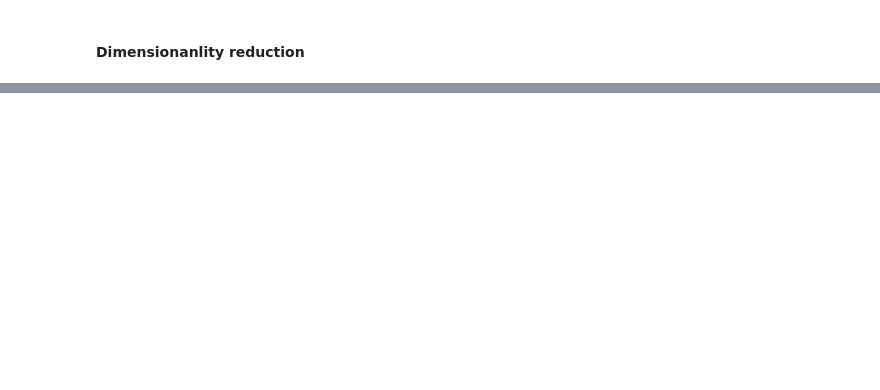
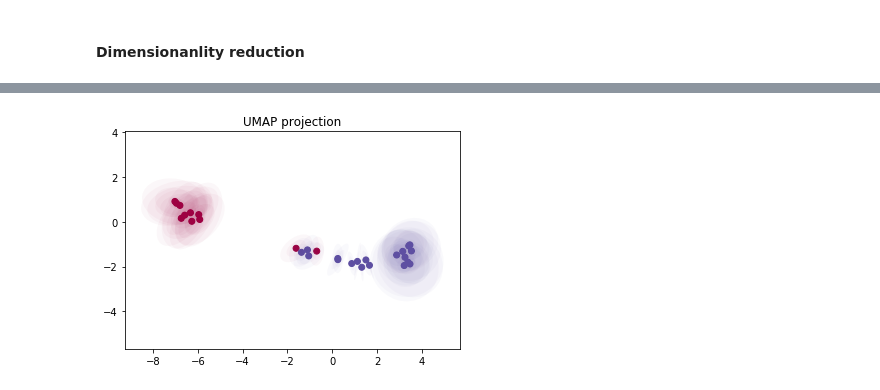
Before and after one commit to nostrumbiodiscovery/modtox, a Jupyter notebook: index.ipynb, the cells around one changed output, grey strips where cells are left out. Cells and saved outputs as stored; diff of their text form; code cells hidden in the pictures; blank space fills up the shorter version.

```diff
--- a/index.ipynb
+++ b/index.ipynb
@@ -185,0 +328,4 @@ ValueError: Input contains NaN, infinity or a value too large for dtype('float64
+# %%
+pp.UMAP_plot()
+# %% [output]
+[figure, added]
```
Also changed, not shown: parts of 42 cells of this notebook.
